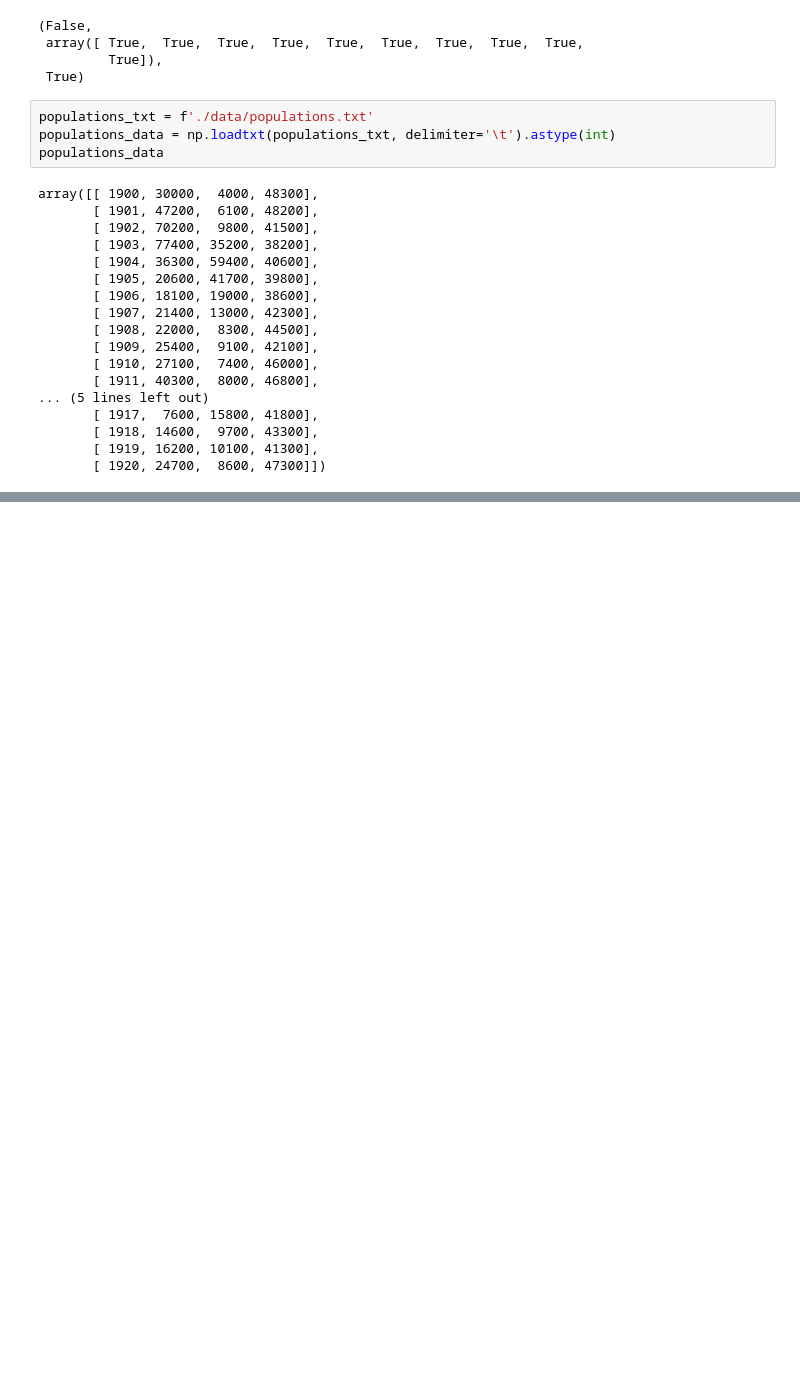
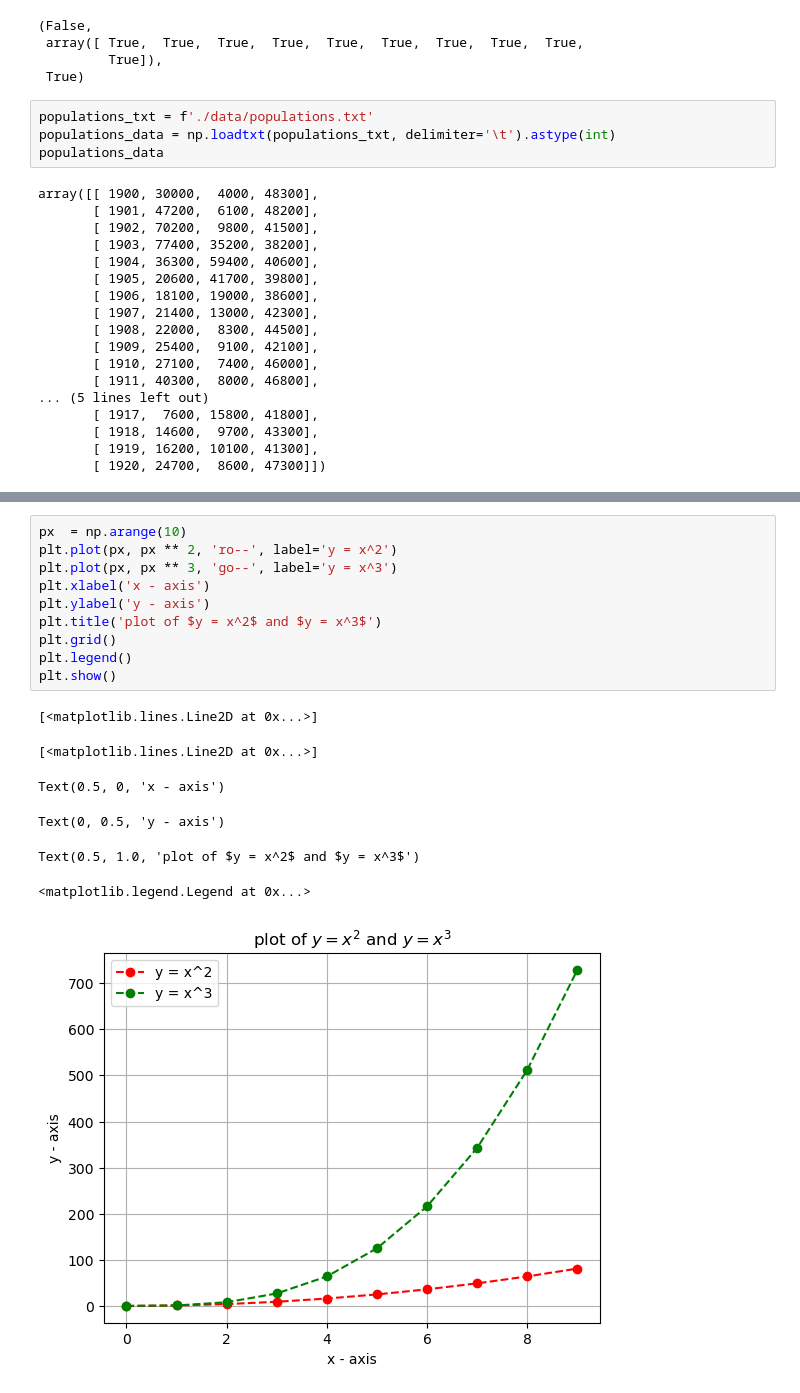
Before and after one commit to Mahanth-Maha/BasicML, a Jupyter notebook: python_basics/03_userdef.ipynb, the cells around one changed output, grey strips where cells are left out. Saved outputs shown, nothing was run; the diff lists cells and outputs as text; blank space fills up the shorter version.

```diff
--- a/python_basics/03_userdef.ipynb
+++ b/python_basics/03_userdef.ipynb
@@ -118,0 +748,18 @@ array([[ 1900, 30000,  4000, 48300],
+# %%
+px  = np.arange(10)
+plt.plot(px, px ** 2, 'ro--', label='y = x^2')
+plt.plot(px, px ** 3, 'go--', label='y = x^3')
+plt.xlabel('x - axis')
+plt.ylabel('y - axis')
+plt.title('plot of $y = x^2$ and $y = x^3$')
+plt.grid()
+plt.legend()
+plt.show()
+# %% [output]
+[<matplotlib.lines.Line2D at 0x...>]
+[<matplotlib.lines.Line2D at 0x...>]
+Text(0.5, 0, 'x - axis')
+Text(0, 0.5, 'y - axis')
+Text(0.5, 1.0, 'plot of $y = x^2$ and $y = x^3$')
+<matplotlib.legend.Legend at 0x...>
+[figure, added]
```
Also changed, not shown: parts of 107 cells of this notebook, 1 other file.
